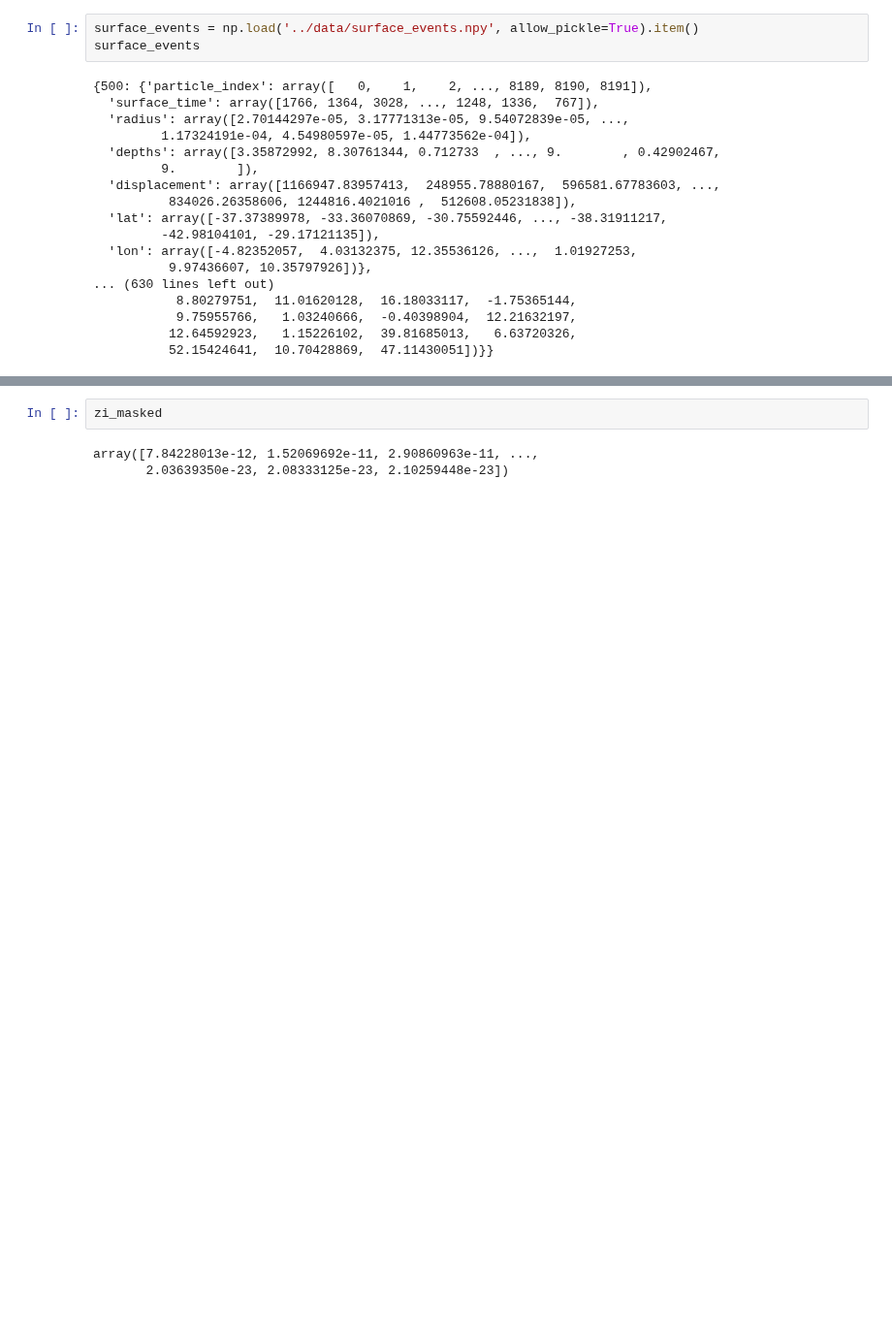
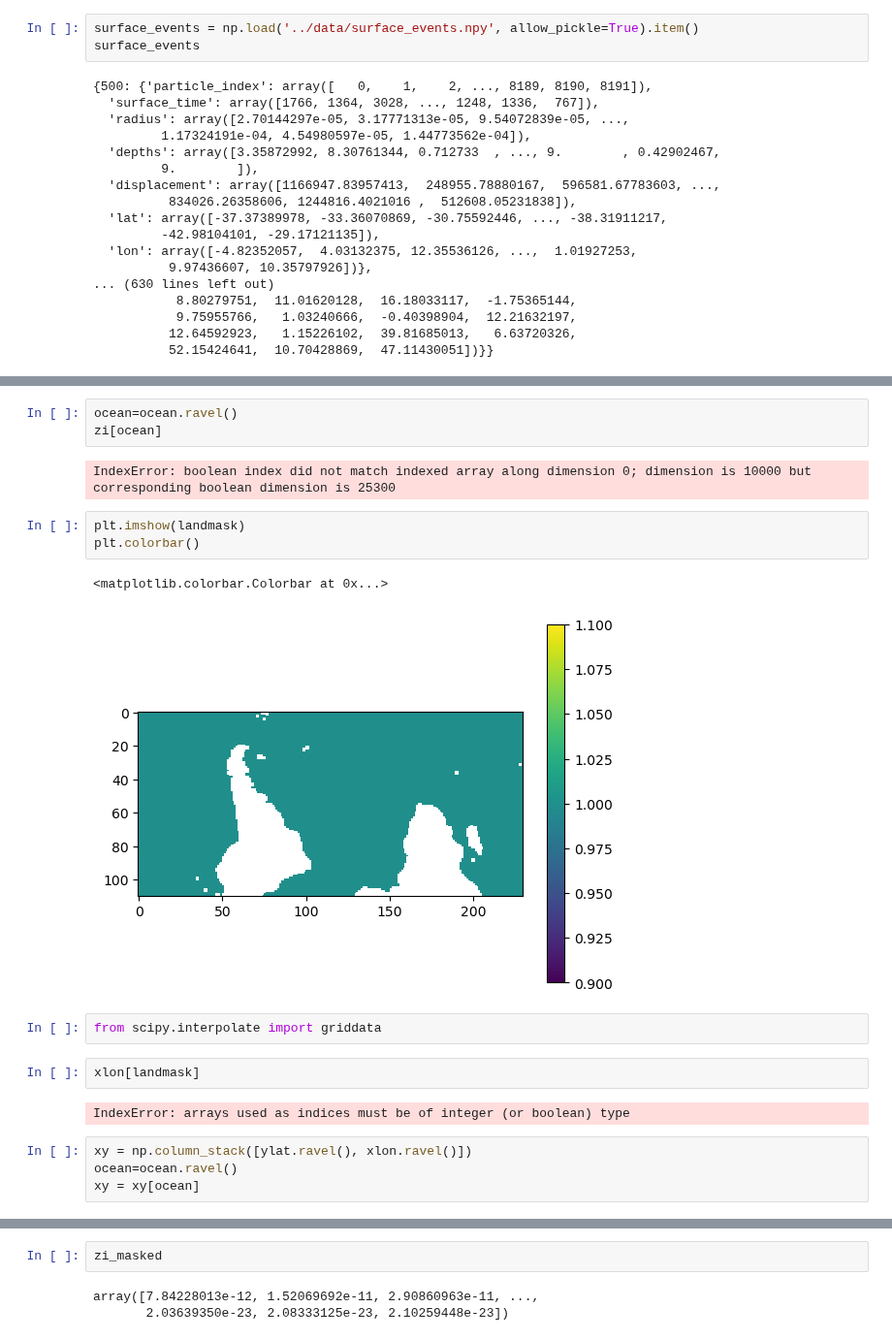
Before and after one commit to OceanParcels/Backtracking_Abyssal_Nanoplastics, a Jupyter notebook: analysis/Map_origin_particles_surface.ipynb, the cells around one changed output, grey strips where cells are left out. Shown at 97% size. Cells and saved outputs as stored; diff of their text form; blank space fills up the shorter version.

```diff
--- a/analysis/Map_origin_particles_surface.ipynb
+++ b/analysis/Map_origin_particles_surface.ipynb
@@ -208 +211,22 @@ zi.shape
+# %%
+ocean=ocean.ravel()
+zi[ocean]
+# %% [output]
+IndexError: boolean index did not match indexed array along dimension 0; dimension is 10000 but corresponding boolean dimension is 25300
+# %%
+plt.imshow(landmask)
+plt.colorbar()
+# %% [output]
+<matplotlib.colorbar.Colorbar at 0x...>
+[figure, added]
+# %%
+from scipy.interpolate import griddata
+# %%
+xlon[landmask]
+# %% [output]
+IndexError: arrays used as indices must be of integer (or boolean) type
+# %%
+xy = np.column_stack([ylat.ravel(), xlon.ravel()])
+ocean=ocean.ravel()
+xy = xy[ocean]
 # %%
```
Also changed, not shown: parts of 21 cells of this notebook, 1 other file.
